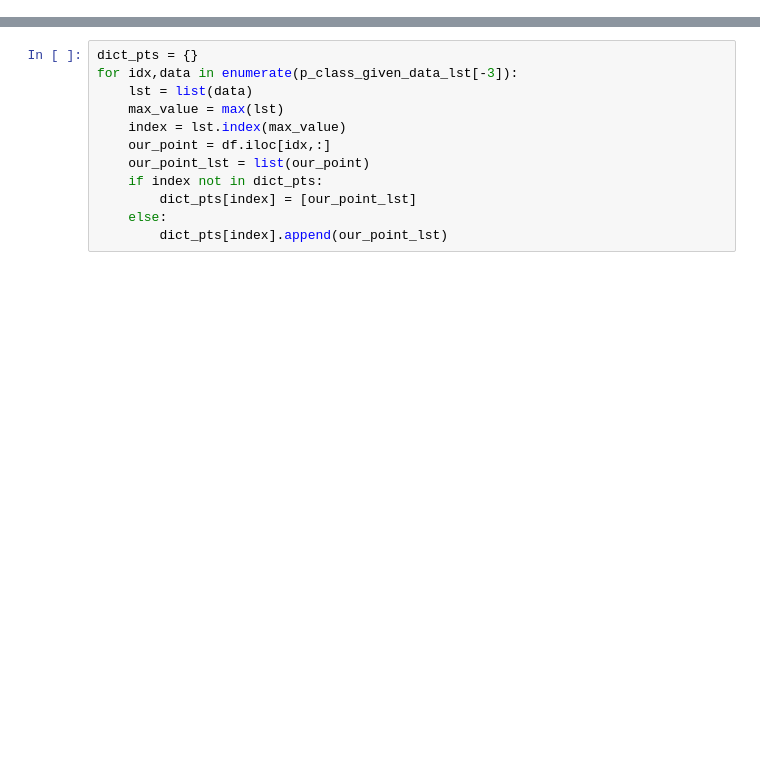
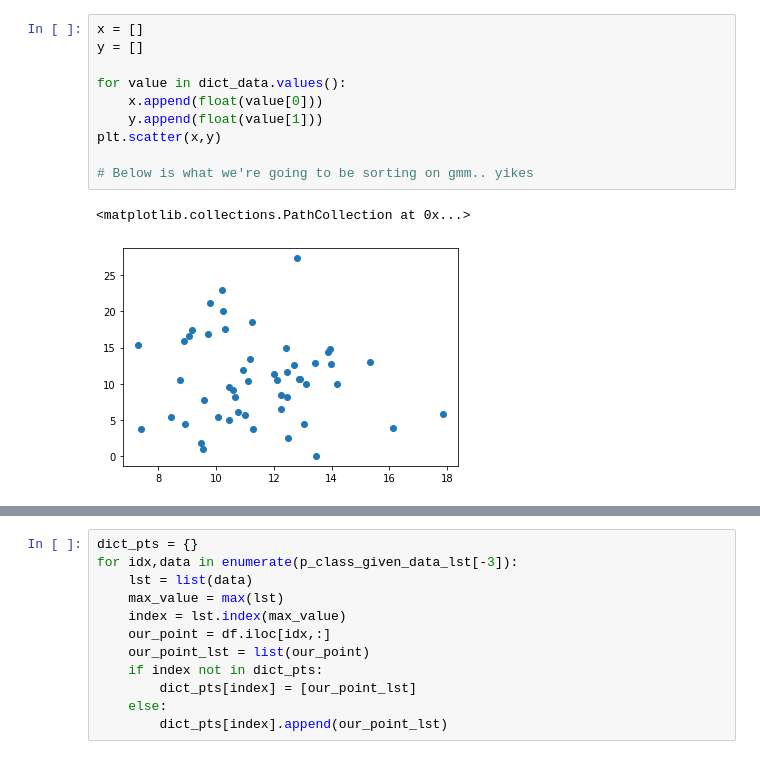
Before and after one commit to Chritopher-Gonzalez/CSCI4022_FinalProject, a Jupyter notebook: em.ipynb, the cells around one changed output, grey strips where cells are left out. Cells and saved outputs as stored; diff of their text form; blank space fills up the shorter version.

```diff
--- a/em.ipynb
+++ b/em.ipynb
@@ -7,0 +39,13 @@ ParserError: Error tokenizing data. C error: Expected 1 fields in line 2638, saw
+# %%
+x = []
+y = []
+
+for value in dict_data.values():
+    x.append(float(value[0]))
+    y.append(float(value[1]))
+plt.scatter(x,y)
+
+# Below is what we're going to be sorting on gmm.. yikes
+# %% [output]
+<matplotlib.collections.PathCollection at 0x...>
+[figure, added]
```
Also changed, not shown: parts of 9 cells of this notebook.
